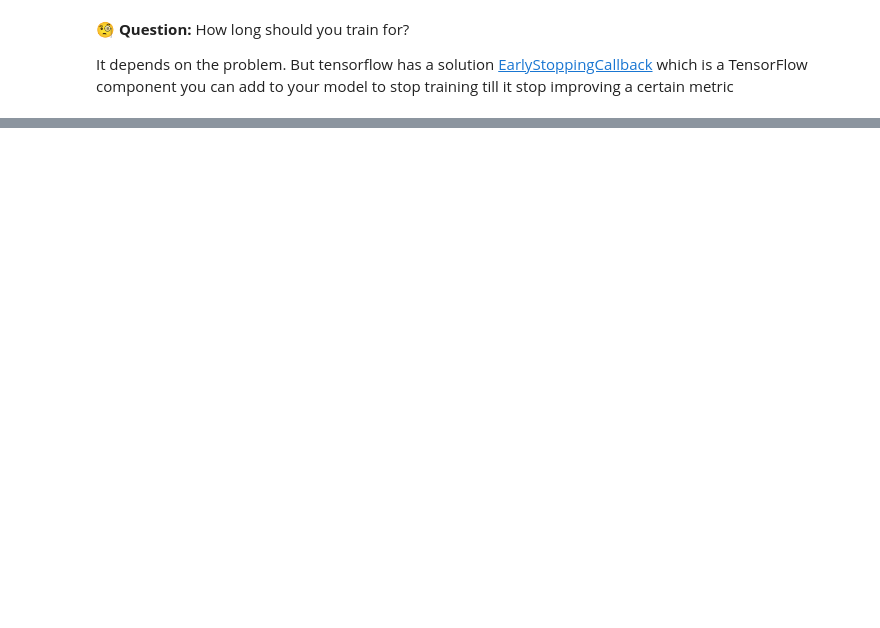
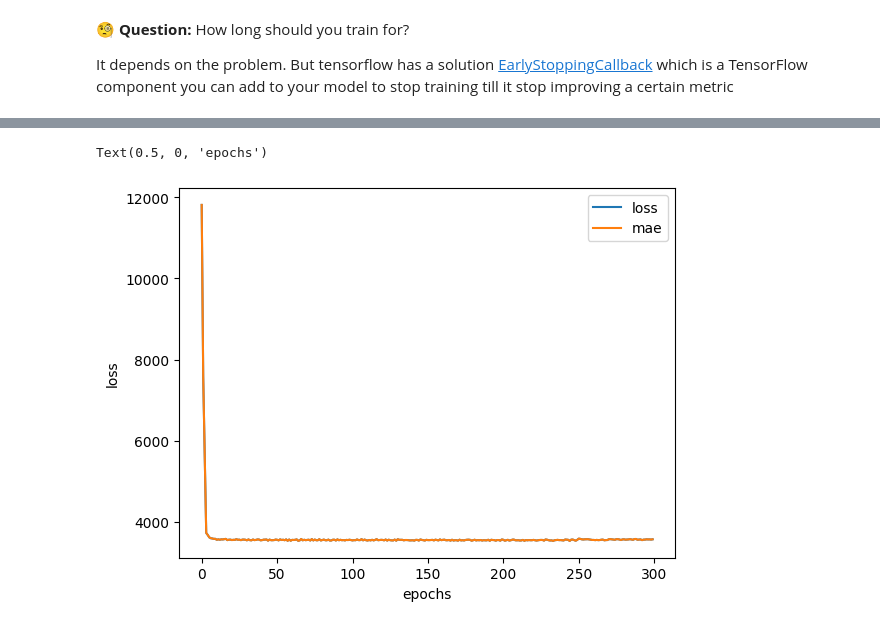
Before and after one commit to WillianVMR/tensorflow-experiments, a Jupyter notebook: experiments/medical_cost_prediction.ipynb, the cells around one changed output, grey strips where cells are left out. Drawn from its saved outputs; the diff is of its cells as text; code cells hidden in the pictures; blank space fills up the shorter version.

```diff
--- a/experiments/medical_cost_prediction.ipynb
+++ b/experiments/medical_cost_prediction.ipynb
@@ -254,0 +332,20 @@ But tensorflow has a solution [EarlyStoppingCallback](https://www.tensorflow.org
+# %%
+# Buildin a neural network
+tf.random.set_seed(42)
+
+# 1. Creating a model
+insurance_model_scater = tf.keras.Sequential([
+    tf.keras.layers.Dense(100), # Adding an aditional layer
+    tf.keras.layers.Dense(10, activation="relu"),
+    tf.keras.layers.Dense(1)
+])
+
+# 2. Compile the model
+insurance_model_scater.compile(
+    loss=tf.keras.losses.mae,
+    optimizer=tf.keras.optimizers.Adam(learning_rate=0.05), # Change the optimizer to Adam and increassing the learning rate
+    metrics=["mae"]
+)
+
+# 3. Fit the model
+history = insurance_model_scater.fit(X_train_normal, Y_train, epochs=300) # Increassing the training time
@@ -254,0 +375,8 @@ But tensorflow has a solution [EarlyStoppingCallback](https://www.tensorflow.org
+# %%
+# Plot history
+pd.DataFrame(history.history).plot()
+plt.ylabel("loss")
+plt.xlabel("epochs")
+# %% [output]
+Text(0.5, 0, 'epochs')
+[figure, added]
```
Also changed, not shown: parts of 20 cells of this notebook.
